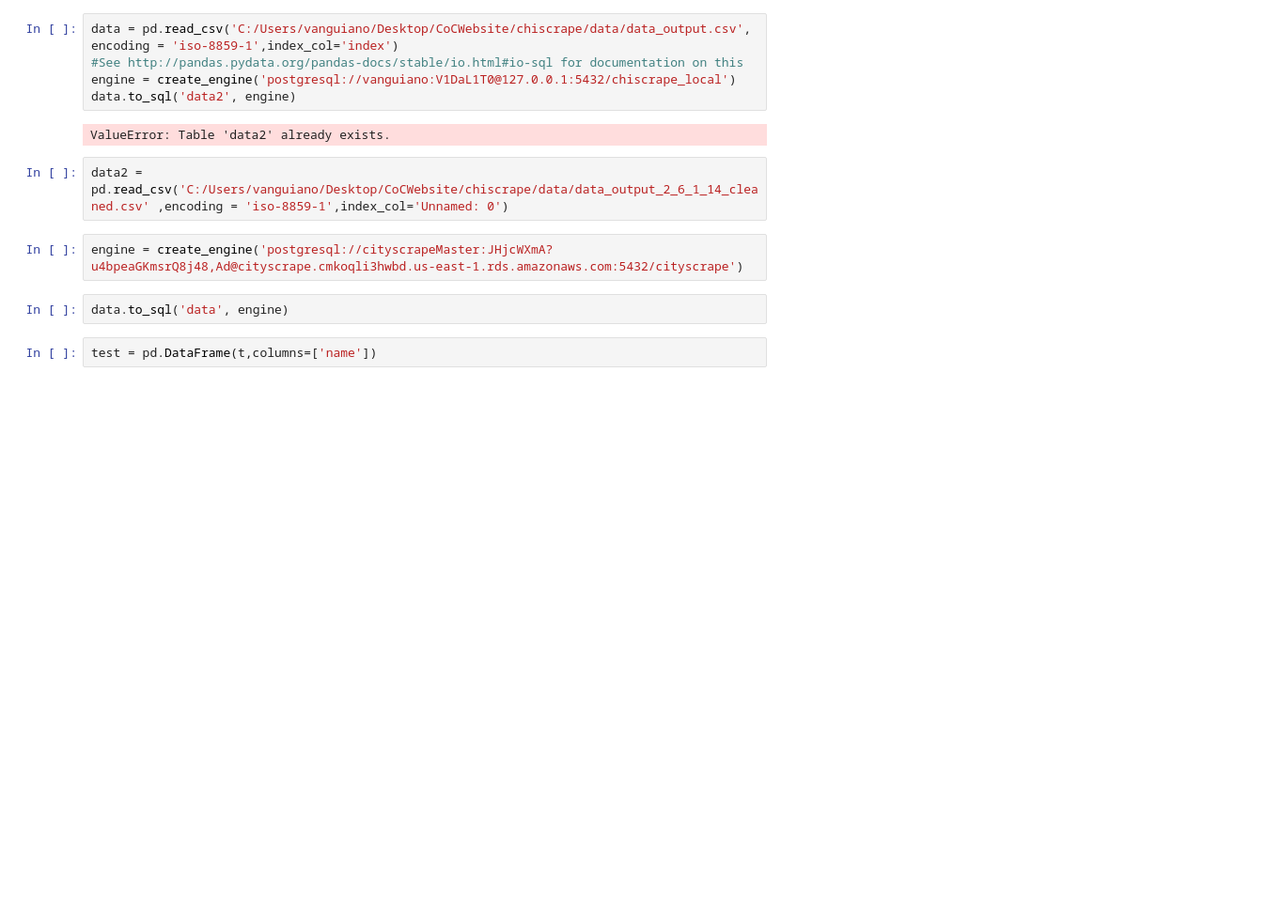
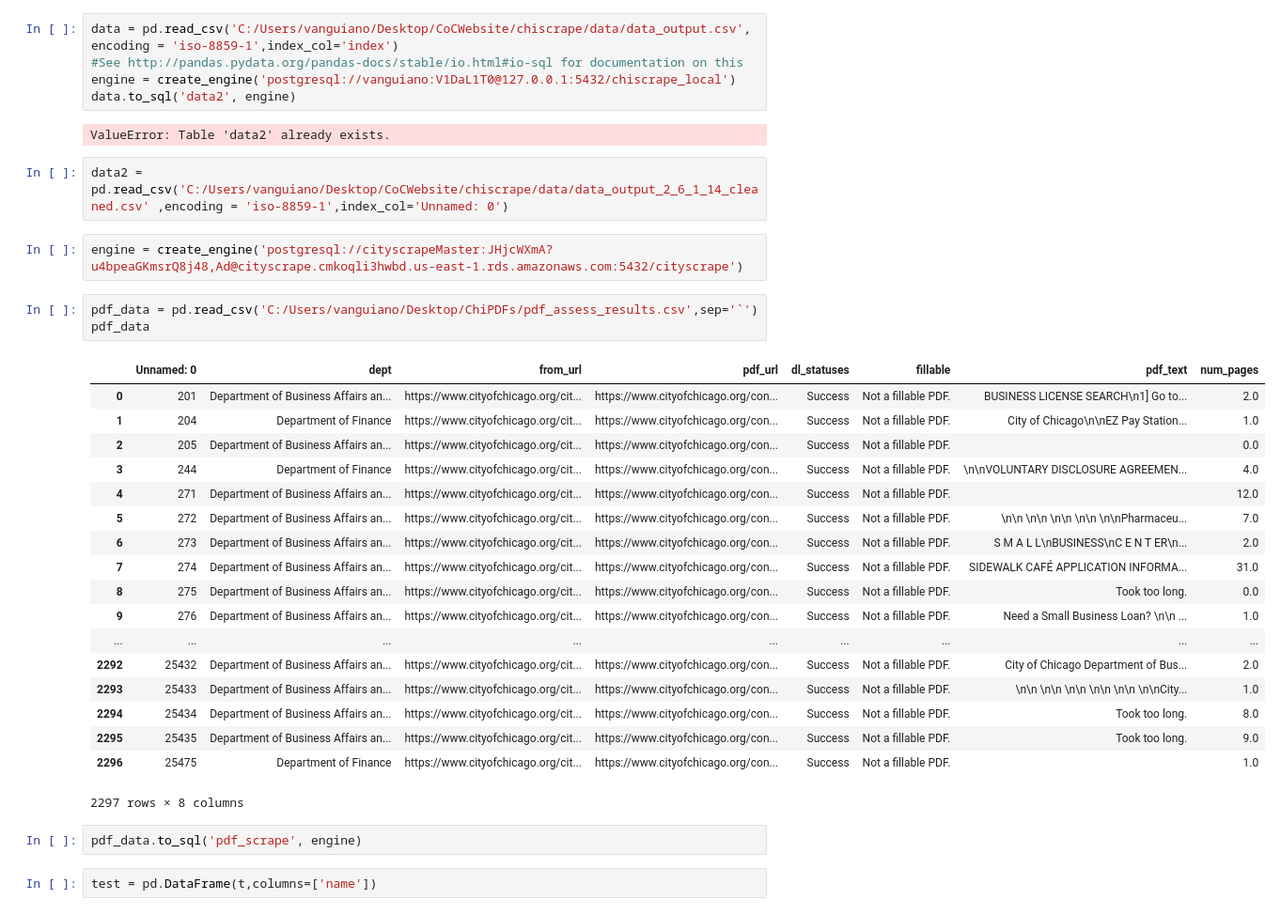
Before and after one commit to CityBaseInc/cityscrape, a Jupyter notebook: Database Connect.ipynb, the cells around one changed output. Shown: that part at 94% size. Saved outputs shown, nothing was run; the diff lists cells and outputs as text; blank space fills up the shorter version.

```diff
--- a/Database Connect.ipynb
+++ b/Database Connect.ipynb
@@ -51,7 +51,29 @@ ValueError: Table 'data2' already exists.
 data2 = pd.read_csv('C:/Users/vanguiano/Desktop/CoCWebsite/chiscrape/data/data_output_2_6_1_14_cleaned.csv' ,encoding = 'iso-8859-1',index_col='Unnamed: 0')
 # %%
 engine = create_engine('postgresql://cityscrapeMaster:JHjcWXmA?u4bpeaGKmsrQ8j48,Ad@cityscrape.cmkoqli3hwbd.us-east-1.rds.amazonaws.com:5432/cityscrape')
+# %%
+pdf_data = pd.read_csv('C:/Users/vanguiano/Desktop/ChiPDFs/pdf_assess_results.csv',sep='`')
+pdf_data
+# %% [output]
+|  | Unnamed: 0 | dept | from_url | pdf_url | dl_statuses | fillable | pdf_text | num_pages |
+| 0 | 201 | Department of Business Affairs an... | https://www.cityofchicago.org/cit... | https://www.cityofchicago.org/con... | Success | Not a fillable PDF. | BUSINESS LICENSE SEARCH\n1] Go to... | 2.0 |
+| 1 | 204 | Department of Finance | https://www.cityofchicago.org/cit... | https://www.cityofchicago.org/con... | Success | Not a fillable PDF. | City of Chicago\n\nEZ Pay Station... | 1.0 |
+| 2 | 205 | Department of Business Affairs an... | https://www.cityofchicago.org/cit... | https://www.cityofchicago.org/con... | Success | Not a fillable PDF. |  | 0.0 |
+| 3 | 244 | Department of Finance | https://www.cityofchicago.org/cit... | https://www.cityofchicago.org/con... | Success | Not a fillable PDF. | \n\nVOLUNTARY DISCLOSURE AGREEMEN... | 4.0 |
+| 4 | 271 | Department of Business Affairs an... | https://www.cityofchicago.org/cit... | https://www.cityofchicago.org/con... | Success | Not a fillable PDF. |  | 12.0 |
+| 5 | 272 | Department of Business Affairs an... | https://www.cityofchicago.org/cit... | https://www.cityofchicago.org/con... | Success | Not a fillable PDF. | \n\n \n\n \n\n \n\n \n\nPharmaceu... | 7.0 |
+| 6 | 273 | Department of Business Affairs an... | https://www.cityofchicago.org/cit... | https://www.cityofchicago.org/con... | Success | Not a fillable PDF. | S M A L L\nBUSINESS\nC E N T ER\n... | 2.0 |
+| 7 | 274 | Department of Business Affairs an... | https://www.cityofchicago.org/cit... | https://www.cityofchicago.org/con... | Success | Not a fillable PDF. | SIDEWALK CAFÉ APPLICATION INFORMA... | 31.0 |
+| 8 | 275 | Department of Business Affairs an... | https://www.cityofchicago.org/cit... | https://www.cityofchicago.org/con... | Success | Not a fillable PDF. | Took too long. | 0.0 |
+| 9 | 276 | Department of Business Affairs an... | https://www.cityofchicago.org/cit... | https://www.cityofchicago.org/con... | Success | Not a fillable PDF. | Need a Small Business Loan? \n\n ... | 1.0 |
+| ... | ... | ... | ... | ... | ... | ... | ... | ... |
+| 2292 | 25432 | Department of Business Affairs an... | https://www.cityofchicago.org/cit... | https://www.cityofchicago.org/con... | Success | Not a fillable PDF. | City of Chicago Department of Bus... | 2.0 |
+| 2293 | 25433 | Department of Business Affairs an... | https://www.cityofchicago.org/cit... | https://www.cityofchicago.org/con... | Success | Not a fillable PDF. | \n\n \n\n \n\n \n\n \n\n \n\nCity... | 1.0 |
+| 2294 | 25434 | Department of Business Affairs an... | https://www.cityofchicago.org/cit... | https://www.cityofchicago.org/con... | Success | Not a fillable PDF. | Took too long. | 8.0 |
+| 2295 | 25435 | Department of Business Affairs an... | https://www.cityofchicago.org/cit... | https://www.cityofchicago.org/con... | Success | Not a fillable PDF. | Took too long. | 9.0 |
+| 2296 | 25475 | Department of Finance | https://www.cityofchicago.org/cit... | https://www.cityofchicago.org/con... | Success | Not a fillable PDF. |  | 1.0 |
+2297 rows × 8 columns
 # %%
-data.to_sql('data', engine)
+pdf_data.to_sql('pdf_scrape', engine)
 # %%
 test = pd.DataFrame(t,columns=['name'])
```
Also changed, not shown: 4 other files.
